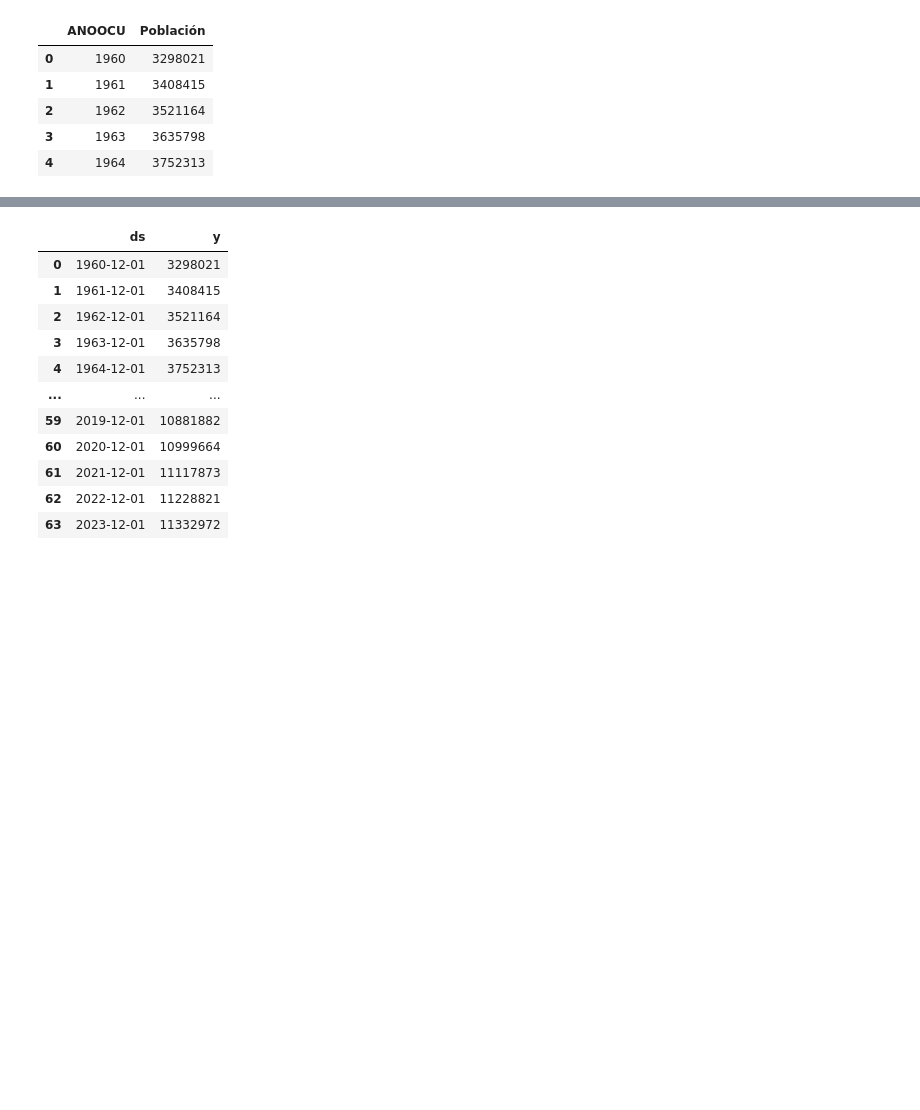
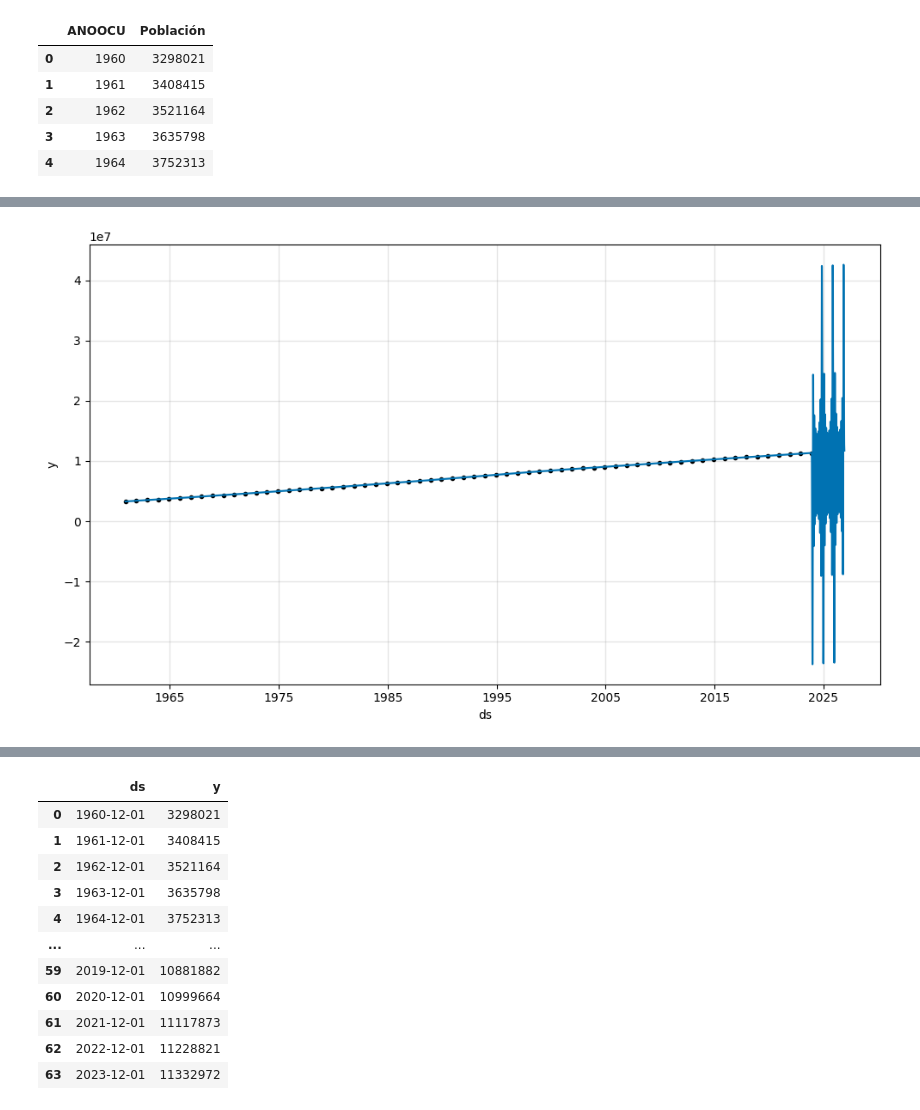
Before and after one commit to ngcarvajall/Accidentes_mortales_RD, a Jupyter notebook: Notebooks/Series_t.ipynb, the cells around one changed output, grey strips where cells are left out. Cells and saved outputs as stored; diff of their text form; code cells hidden in the pictures; blank space fills up the shorter version.

Commit message:
prophet

```diff
--- a/Notebooks/Series_t.ipynb
+++ b/Notebooks/Series_t.ipynb
@@ -461,0 +599,5 @@ df_poblacion['FECHA'] = pd.to_datetime(df_poblacion['FECHA'].astype(str) + '-12-
+# %%
+m = Prophet()
+m.fit(df_poblacion)  # df is a pandas.DataFrame with 'y' and 'ds' columns
+future = m.make_future_dataframe(periods=1096)
+m.predict(future)
@@ -461,0 +620,3 @@ df_poblacion['FECHA'] = pd.to_datetime(df_poblacion['FECHA'].astype(str) + '-12-
+# %%
+forecast = m.predict(future)
+forecast[['ds', 'yhat', 'yhat_lower', 'yhat_upper']].tail()
@@ -461,0 +630,4 @@ df_poblacion['FECHA'] = pd.to_datetime(df_poblacion['FECHA'].astype(str) + '-12-
+# %%
+fig1 = m.plot(forecast)
+# %% [output]
+[figure, added]
```
Also changed, not shown: parts of 36 cells of this notebook.
